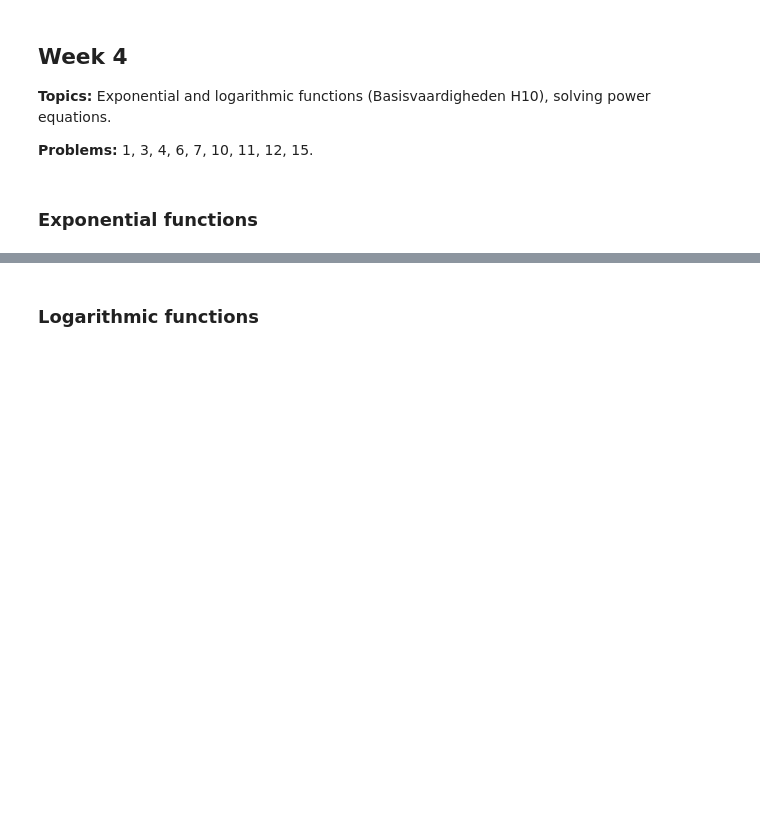
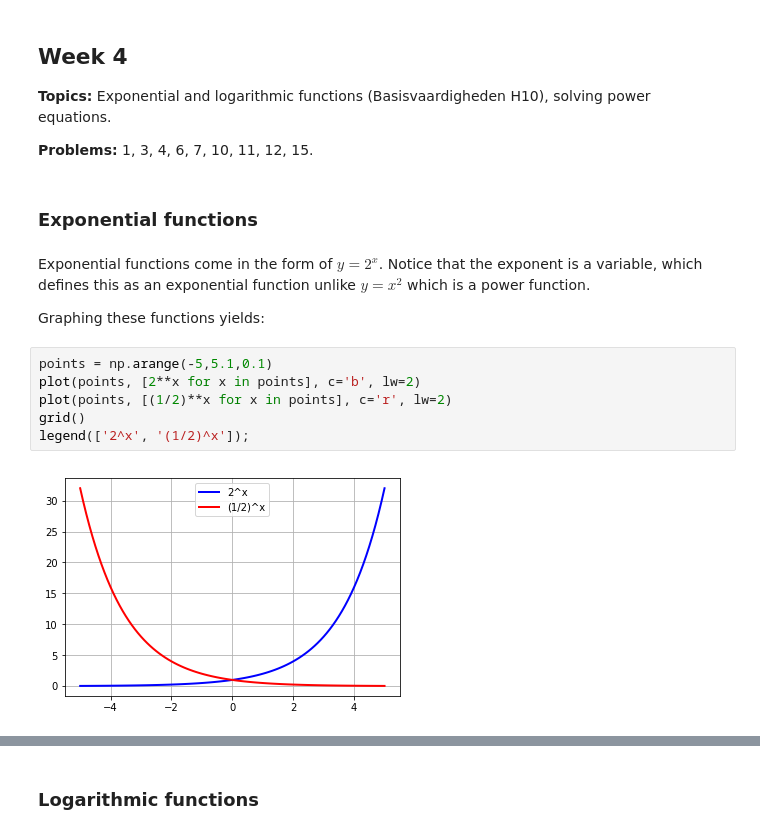
Before and after one commit to darkeclipz/jupyter-notebooks, a Jupyter notebook: Applied Math/Y1S2/Precalculus.ipynb, the cells around one changed output, grey strips where cells are left out. Cells and saved outputs as stored; diff of their text form; blank space fills up the shorter version.

```diff
--- a/Applied Math/Y1S2/Precalculus.ipynb
+++ b/Applied Math/Y1S2/Precalculus.ipynb
@@ -52,3 +66,15 @@
 **Problems:** 1, 3, 4, 6, 7, 10, 11, 12, 15.
 # %% [markdown]
 ### Exponential functions
+# %% [markdown]
+Exponential functions come in the form of $y=2^x$. Notice that the exponent is a variable, which defines this as an exponential function unlike $y=x^2$ which is a power function.
+
+Graphing these functions yields:
+# %%
+points = np.arange(-5,5.1,0.1)
+plot(points, [2**x for x in points], c='b', lw=2)
+plot(points, [(1/2)**x for x in points], c='r', lw=2)
+grid()
+legend(['2^x', '(1/2)^x']);
+# %% [output]
+[figure, added]
```
Also changed, not shown: parts of 11 cells of this notebook, 2 other files.
